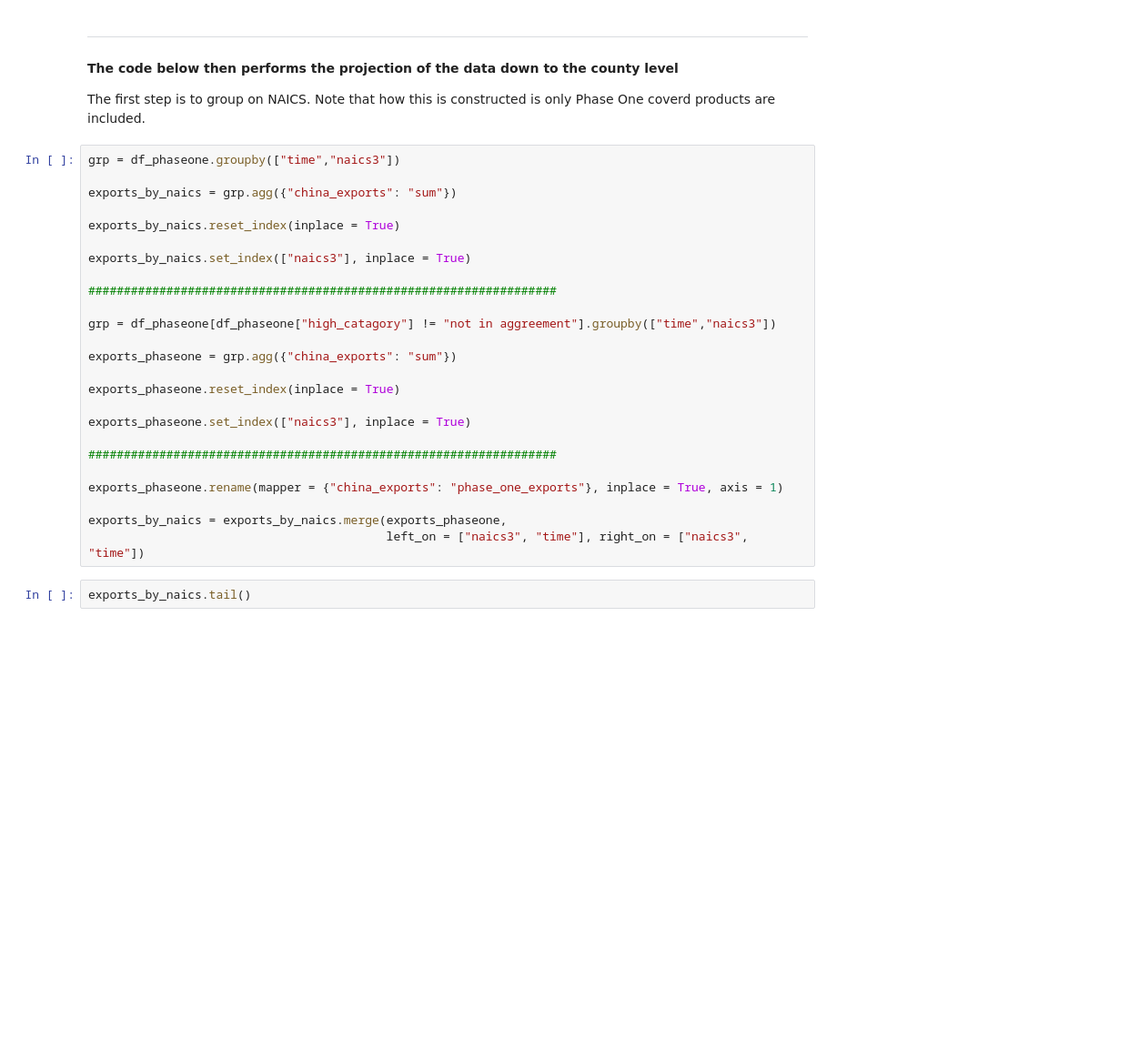
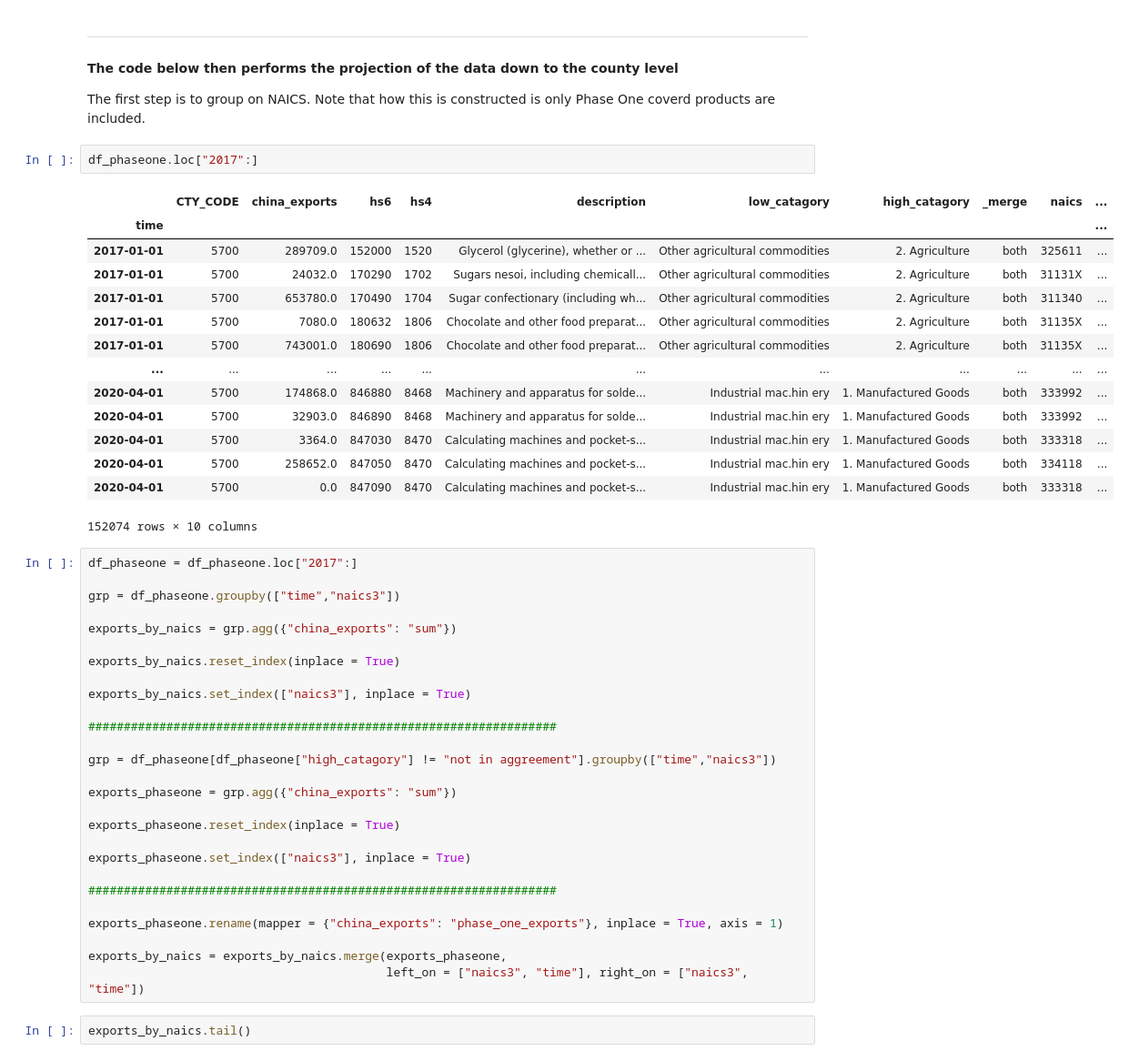
Before and after one commit to mwaugh0328/tradewar-tracker, a Jupyter notebook: phase-one-trade.ipynb, the cells around one changed output. Shown at 91% size. Saved outputs shown, nothing was run; the diff lists cells and outputs as text; blank space fills up the shorter version.

```diff
--- a/phase-one-trade.ipynb
+++ b/phase-one-trade.ipynb
@@ -166,7 +166,26 @@ benchmarks
 #### The code below then performs the projection of the data down to the county level
 
 The first step is to group on NAICS. Note that how this is constructed is only Phase One coverd products are included.
+# %%
+df_phaseone.loc["2017":]
+# %% [output]
+|  | CTY_CODE | china_exports | hs6 | hs4 | description | low_catagory | high_catagory | _merge | naics | ... |
+| time |  |  |  |  |  |  |  |  |  | ... |
+| 2017-01-01 | 5700 | 289709.0 | 152000 | 1520 | Glycerol (glycerine), whether or ... | Other agricultural commodities | 2. Agriculture | both | 325611 | ... |
+| 2017-01-01 | 5700 | 24032.0 | 170290 | 1702 | Sugars nesoi, including chemicall... | Other agricultural commodities | 2. Agriculture | both | 31131X | ... |
+| 2017-01-01 | 5700 | 653780.0 | 170490 | 1704 | Sugar confectionary (including wh... | Other agricultural commodities | 2. Agriculture | both | 311340 | ... |
+| 2017-01-01 | 5700 | 7080.0 | 180632 | 1806 | Chocolate and other food preparat... | Other agricultural commodities | 2. Agriculture | both | 31135X | ... |
+| 2017-01-01 | 5700 | 743001.0 | 180690 | 1806 | Chocolate and other food preparat... | Other agricultural commodities | 2. Agriculture | both | 31135X | ... |
+| ... | ... | ... | ... | ... | ... | ... | ... | ... | ... | ... |
+| 2020-04-01 | 5700 | 174868.0 | 846880 | 8468 | Machinery and apparatus for solde... | Industrial mac.hin ery | 1. Manufactured Goods | both | 333992 | ... |
+| 2020-04-01 | 5700 | 32903.0 | 846890 | 8468 | Machinery and apparatus for solde... | Industrial mac.hin ery | 1. Manufactured Goods | both | 333992 | ... |
+| 2020-04-01 | 5700 | 3364.0 | 847030 | 8470 | Calculating machines and pocket-s... | Industrial mac.hin ery | 1. Manufactured Goods | both | 333318 | ... |
+| 2020-04-01 | 5700 | 258652.0 | 847050 | 8470 | Calculating machines and pocket-s... | Industrial mac.hin ery | 1. Manufactured Goods | both | 334118 | ... |
+| 2020-04-01 | 5700 | 0.0 | 847090 | 8470 | Calculating machines and pocket-s... | Industrial mac.hin ery | 1. Manufactured Goods | both | 333318 | ... |
+152074 rows × 10 columns
 # %%
+df_phaseone = df_phaseone.loc["2017":]
+
 grp = df_phaseone.groupby(["time","naics3"])
 
 exports_by_naics = grp.agg({"china_exports": "sum"})
```
Also changed, not shown: parts of 2 cells of this notebook, 5 other files.
